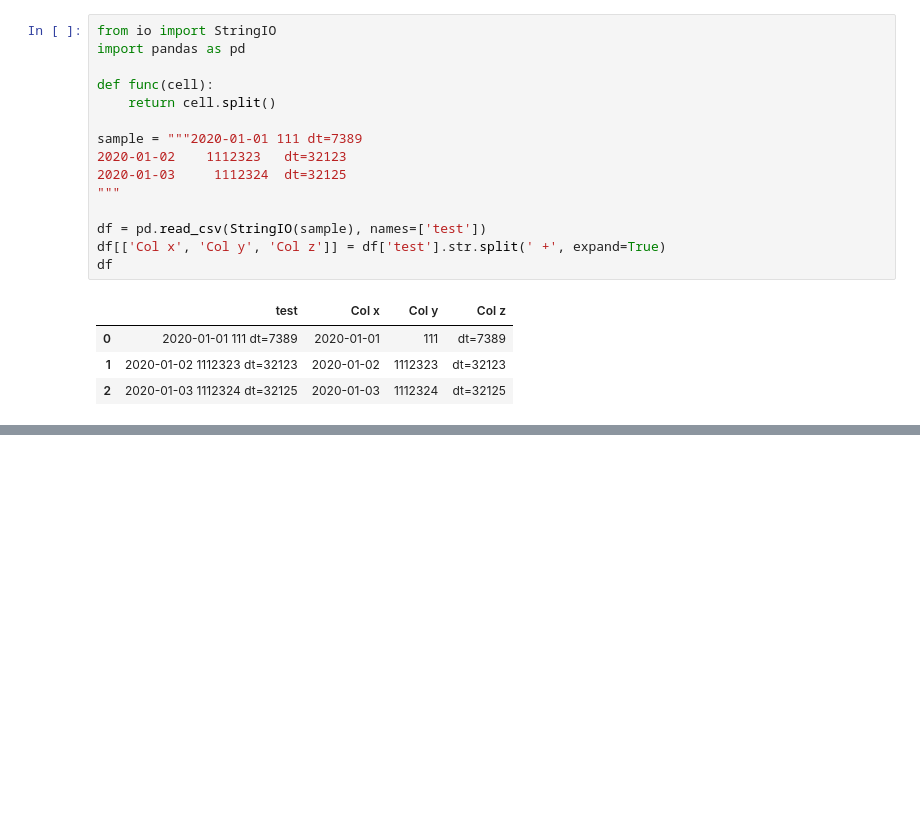
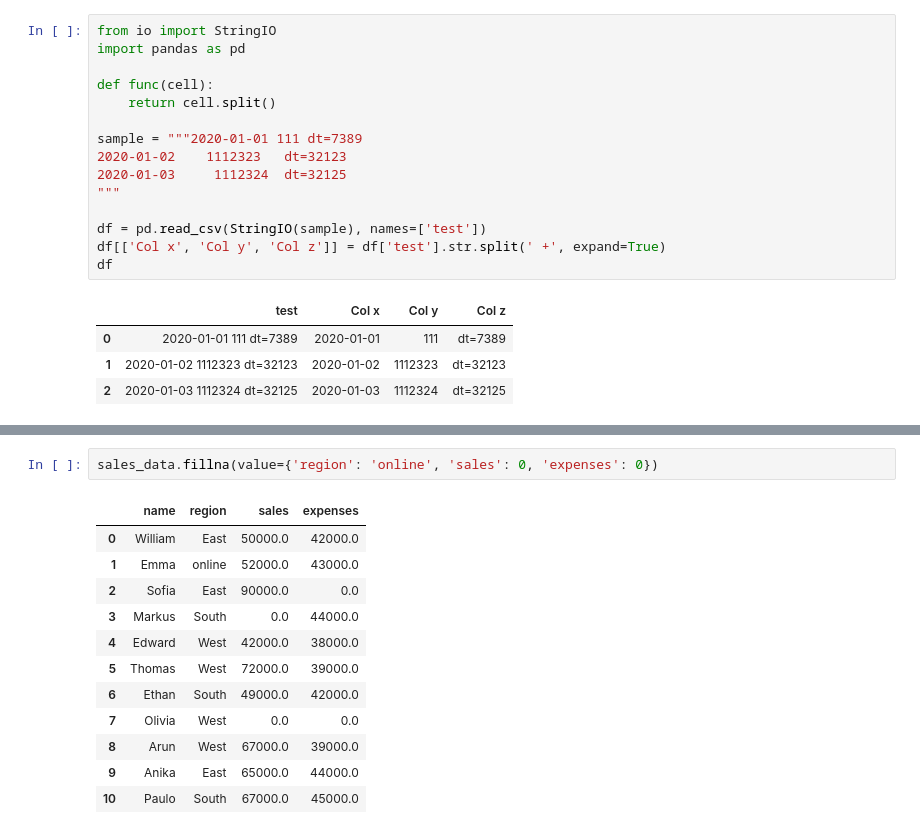
Before and after one commit to gruntfutuk/learningpython, a Jupyter notebook: pandas_jan2020_and_misc.ipynb, the cells around one changed output, grey strips where cells are left out. Saved outputs shown, nothing was run; the diff lists cells and outputs as text; blank space fills up the shorter version.

```diff
--- a/pandas_jan2020_and_misc.ipynb
+++ b/pandas_jan2020_and_misc.ipynb
@@ -677,0 +702,15 @@ df
+# %%
+sales_data.fillna(value={'region': 'online', 'sales': 0, 'expenses': 0})
+# %% [output]
+|  | name | region | sales | expenses |
+| 0 | William | East | 50000.0 | 42000.0 |
+| 1 | Emma | online | 52000.0 | 43000.0 |
+| 2 | Sofia | East | 90000.0 | 0.0 |
+| 3 | Markus | South | 0.0 | 44000.0 |
+| 4 | Edward | West | 42000.0 | 38000.0 |
+| 5 | Thomas | West | 72000.0 | 39000.0 |
+| 6 | Ethan | South | 49000.0 | 42000.0 |
+| 7 | Olivia | West | 0.0 | 0.0 |
+| 8 | Arun | West | 67000.0 | 39000.0 |
+| 9 | Anika | East | 65000.0 | 44000.0 |
+| 10 | Paulo | South | 67000.0 | 45000.0 |
```
Also changed, not shown: parts of 8 cells of this notebook, 39 other files.
